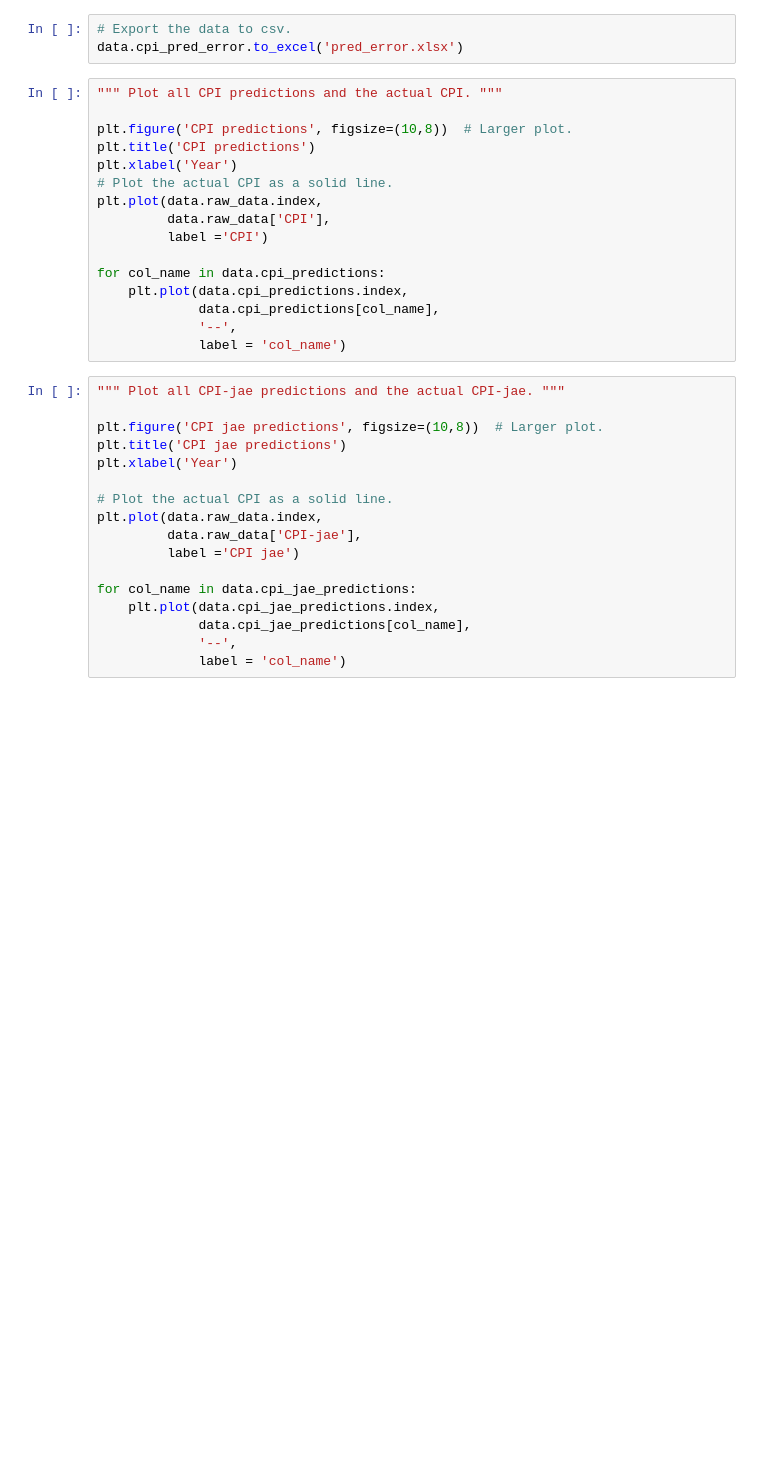
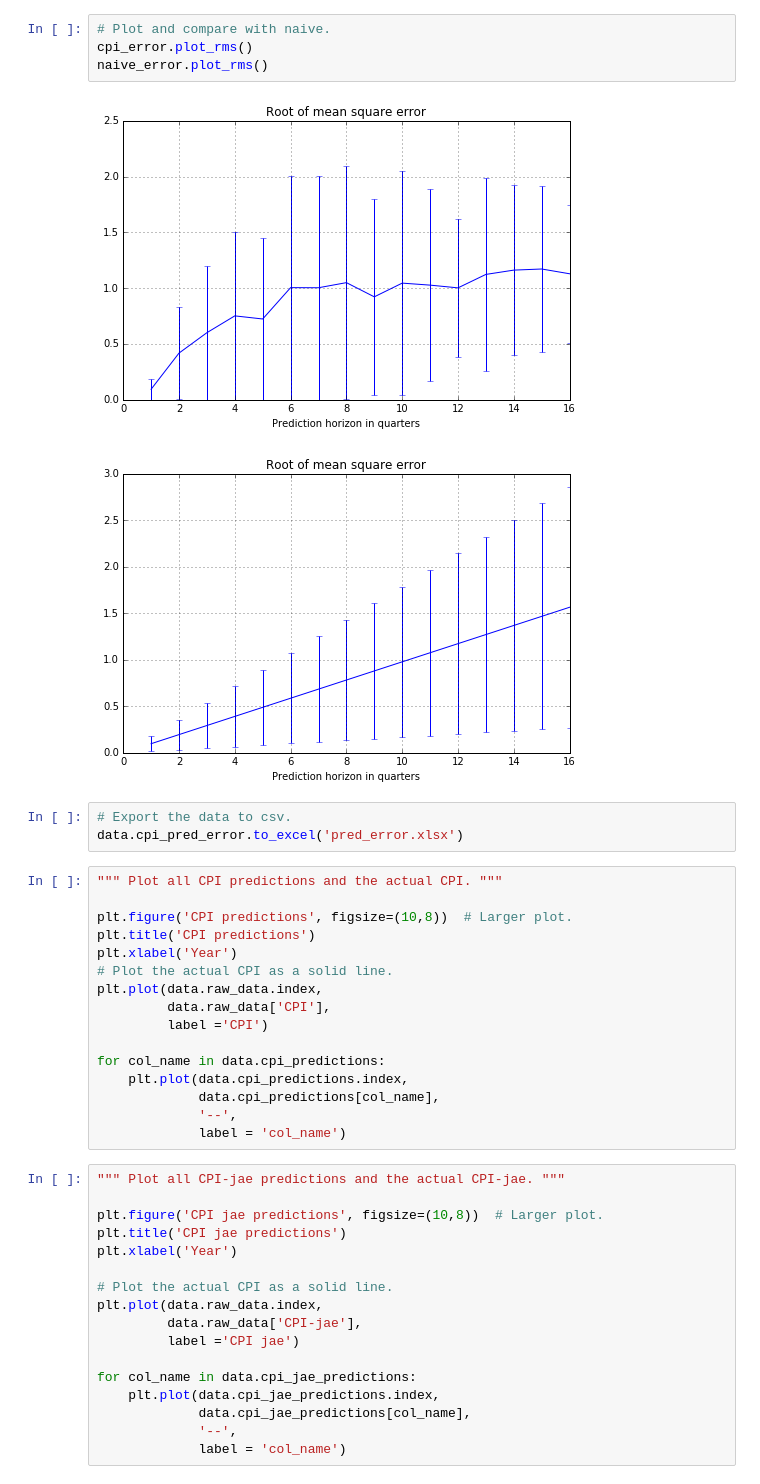
Before and after one commit to camillanore/Inflastudy, a Jupyter notebook: Inflastudy relative.ipynb, the cells around one changed output. Saved outputs shown, nothing was run; the diff lists cells and outputs as text; blank space fills up the shorter version.

```diff
--- a/Inflastudy relative.ipynb
+++ b/Inflastudy relative.ipynb
@@ -91,3 +100,10 @@ plt.grid()
+# %%
+# Plot and compare with naive.
+cpi_error.plot_rms()
+naive_error.plot_rms()
+# %% [output]
+[figure, added]
+[figure, added]
 # %%
 # Export the data to csv.
 data.cpi_pred_error.to_excel('pred_error.xlsx')
```
Also changed, not shown: parts of 9 cells of this notebook, 5 other files.
